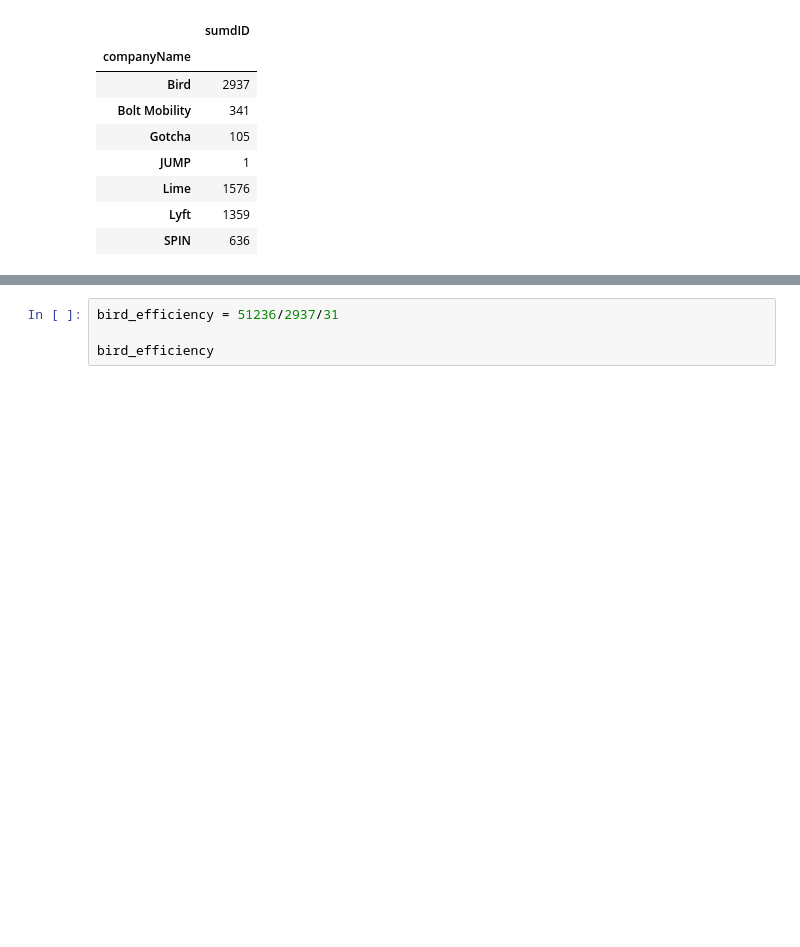
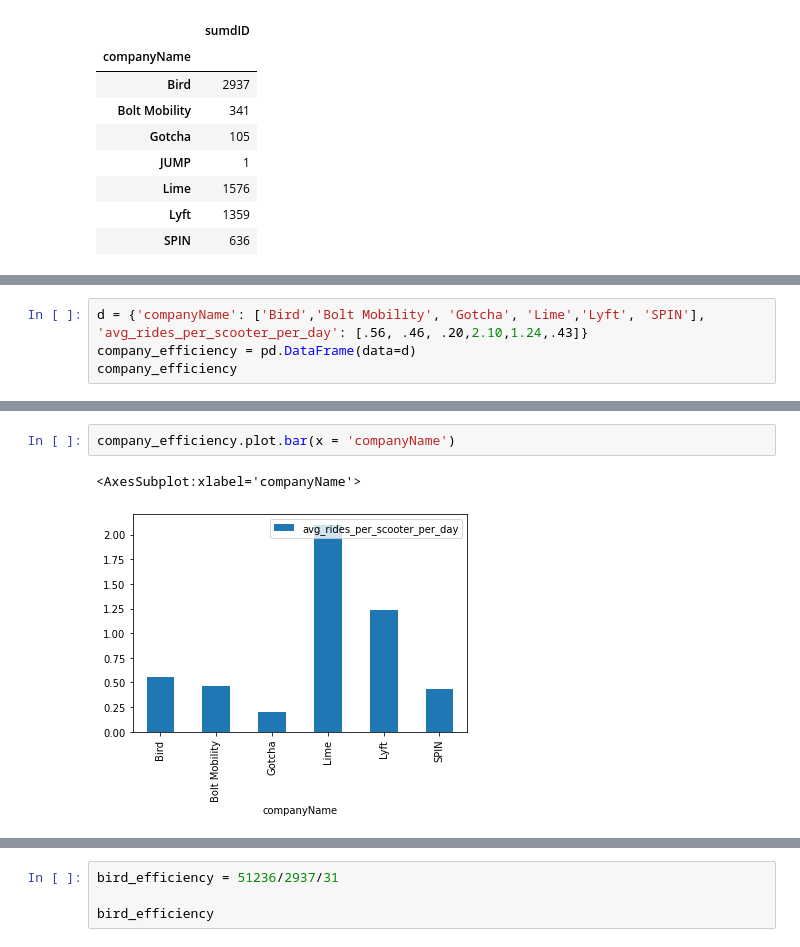
Before and after one commit to Rhunsilval/nashville_scooters_python, a Jupyter notebook: notebooks/6_efficiency_utilization_density.ipynb, the cells around one changed output, grey strips where cells are left out. Saved outputs shown, nothing was run; the diff lists cells and outputs as text; blank space fills up the shorter version.

```diff
--- a/notebooks/6_efficiency_utilization_density.ipynb
+++ b/notebooks/6_efficiency_utilization_density.ipynb
@@ -108,0 +165,4 @@ may_grouped2
+# %%
+d = {'companyName': ['Bird','Bolt Mobility', 'Gotcha', 'Lime','Lyft', 'SPIN'], 'avg_rides_per_scooter_per_day': [.56, .46, .20,2.10,1.24,.43]}
+company_efficiency = pd.DataFrame(data=d)
+company_efficiency
@@ -108,0 +177,5 @@ may_grouped2
+# %%
+company_efficiency.plot.bar(x = 'companyName')
+# %% [output]
+<AxesSubplot:xlabel='companyName'>
+[figure, added]
```
Also changed, not shown: parts of 34 cells of this notebook, 7 other files.
